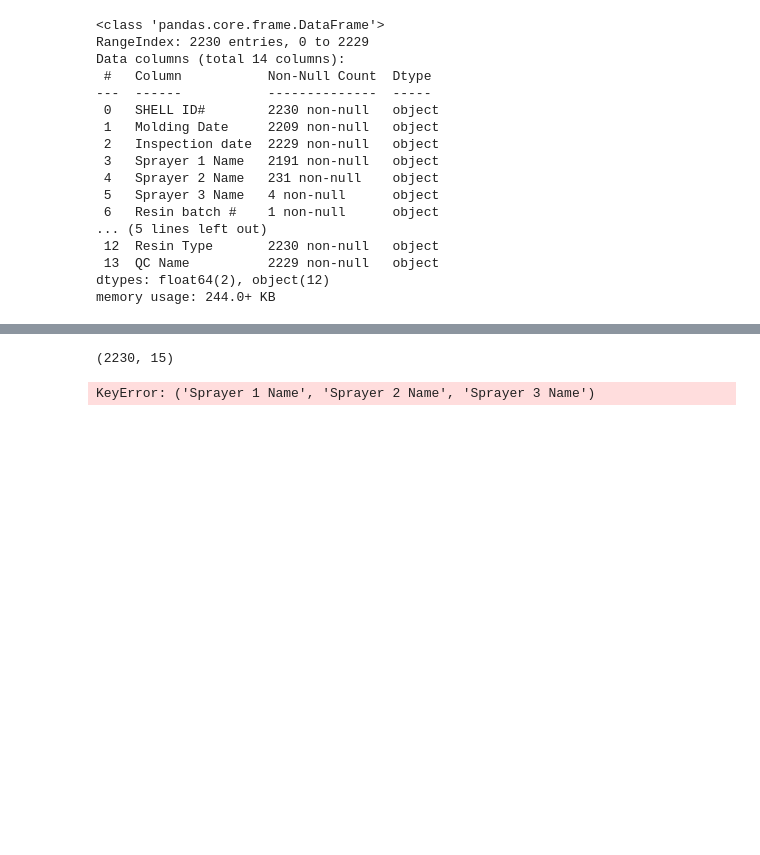
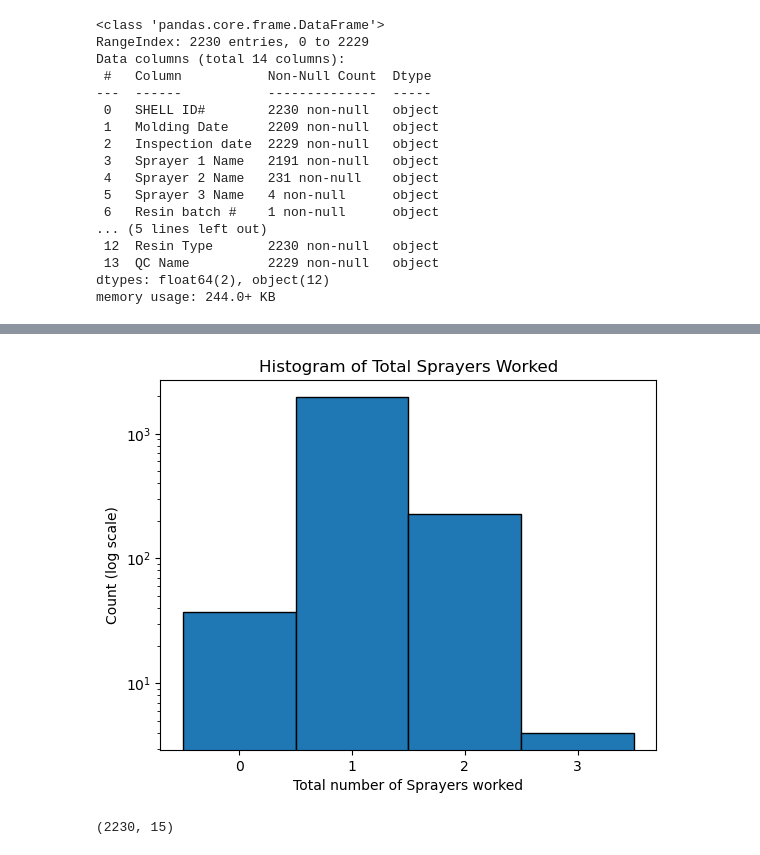
Before and after one commit to FarzadKash/Automation-Drawing-reader, a Jupyter notebook: Automation_on_drawing_reader.ipynb, the cells around one changed output, grey strips where cells are left out. Cells and saved outputs as stored; diff of their text form; code cells hidden in the pictures; blank space fills up the shorter version.

```diff
--- a/Automation_on_drawing_reader.ipynb
+++ b/Automation_on_drawing_reader.ipynb
@@ -77,9 +100,16 @@ Edmonton_data['Total Sprayers Worked'] = Edmonton_data.apply(count_sprayers,axis
+# %%
+bins = np.arange(Edmonton_data["Total Sprayers Worked"].min(), Edmonton_data["Total Sprayers Worked"].max() + 1.5) - 0.5
+plt.hist(Edmonton_data["Total Sprayers Worked"], bins=bins, edgecolor='black')
+plt.yscale('log')
+plt.xticks(np.arange(Edmonton_data["Total Sprayers Worked"].min(), Edmonton_data["Total Sprayers Worked"].max() + 1, 1))
+
+plt.xlabel("Total number of Sprayers worked")
+plt.ylabel("Count (log scale)")
+plt.title("Histogram of Total Sprayers Worked")
+plt.show()
+# %% [output]
+[figure, added]
 # %%
 Edmonton_data.shape
 # %% [output]
 (2230, 15)
-# %%
-Edmonton_data['Sprayer 1 Name',
-       'Sprayer 2 Name', 'Sprayer 3 Name']
-# %% [output]
-KeyError: ('Sprayer 1 Name', 'Sprayer 2 Name', 'Sprayer 3 Name')
```
Also changed, not shown: parts of 19 cells of this notebook.
